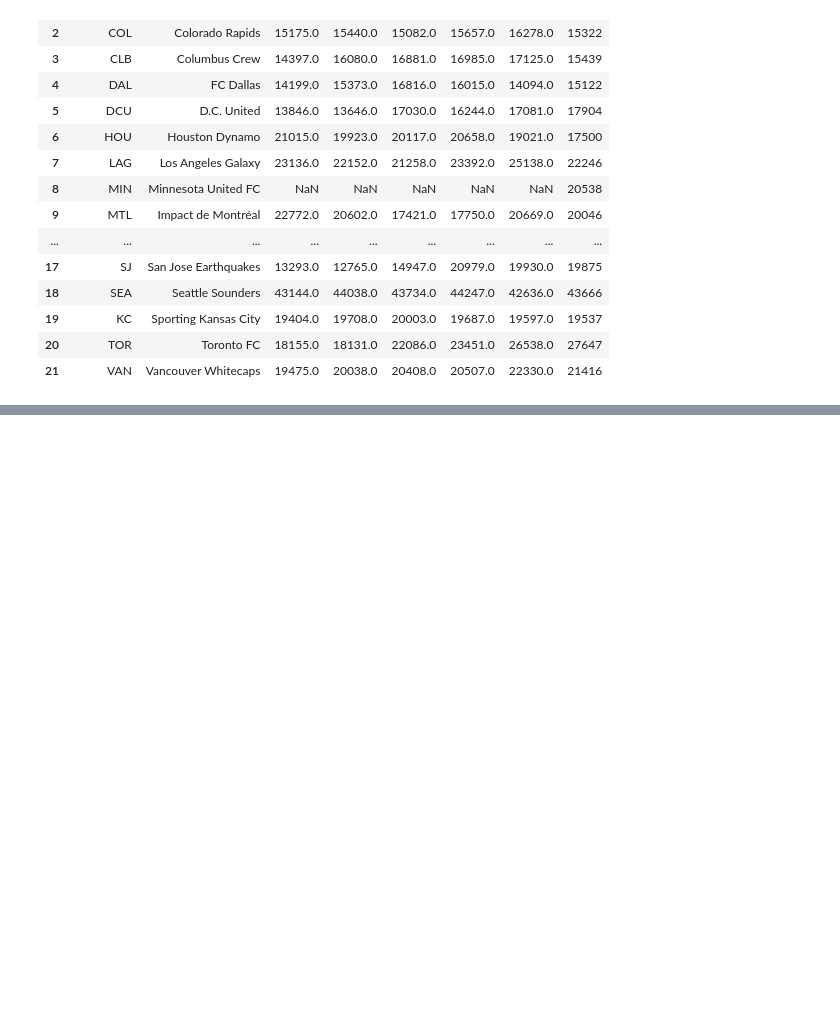
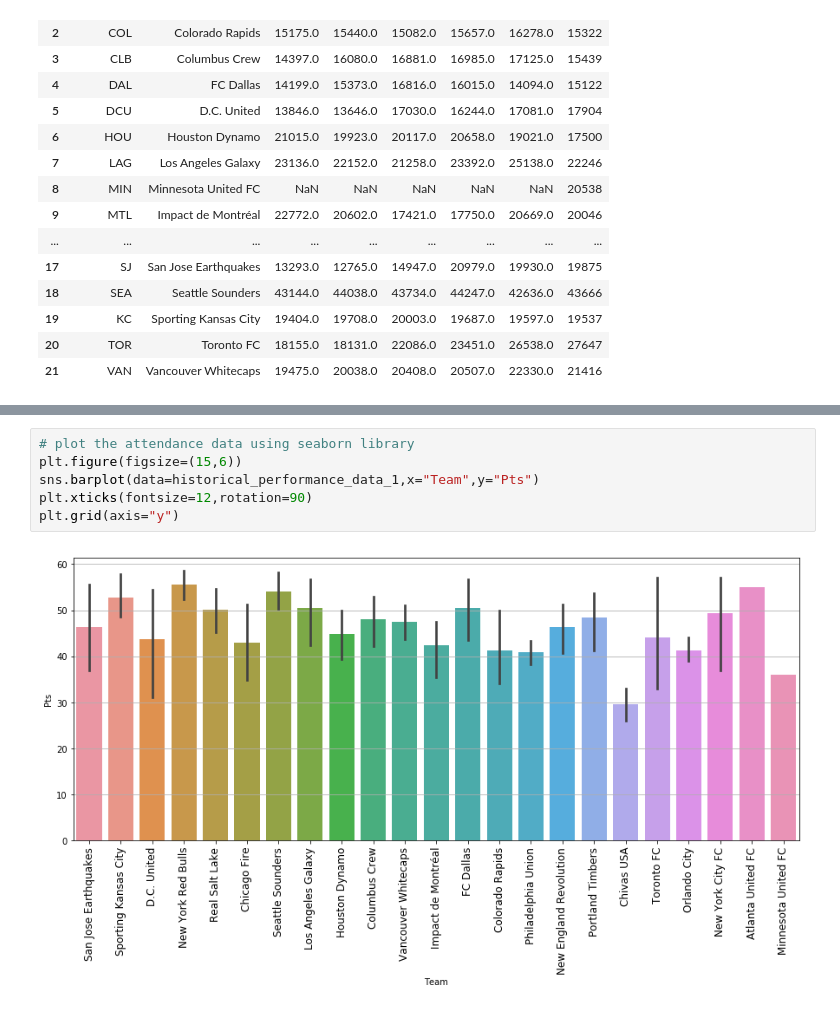
Before and after one commit to Jccommander/Project1-WJBA, a Jupyter notebook: Data Analysis.ipynb, the cells around one changed output, grey strips where cells are left out. Cells and saved outputs as stored; diff of their text form; blank space fills up the shorter version.

```diff
--- a/Data Analysis.ipynb
+++ b/Data Analysis.ipynb
@@ -42,0 +95,8 @@ plt.grid(axis="y")
+# %%
+# plot the attendance data using seaborn library
+plt.figure(figsize=(15,6))
+sns.barplot(data=historical_performance_data_1,x="Team",y="Pts")
+plt.xticks(fontsize=12,rotation=90)
+plt.grid(axis="y")
+# %% [output]
+[figure, added]
```
Also changed, not shown: parts of 4 cells of this notebook, 1 other file.
